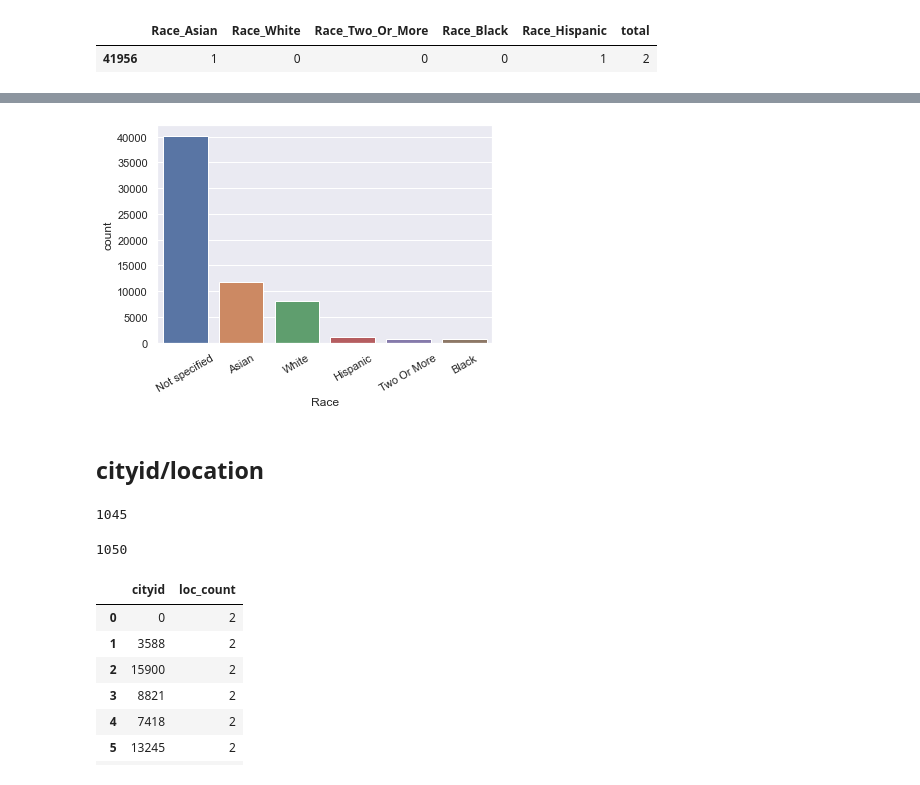
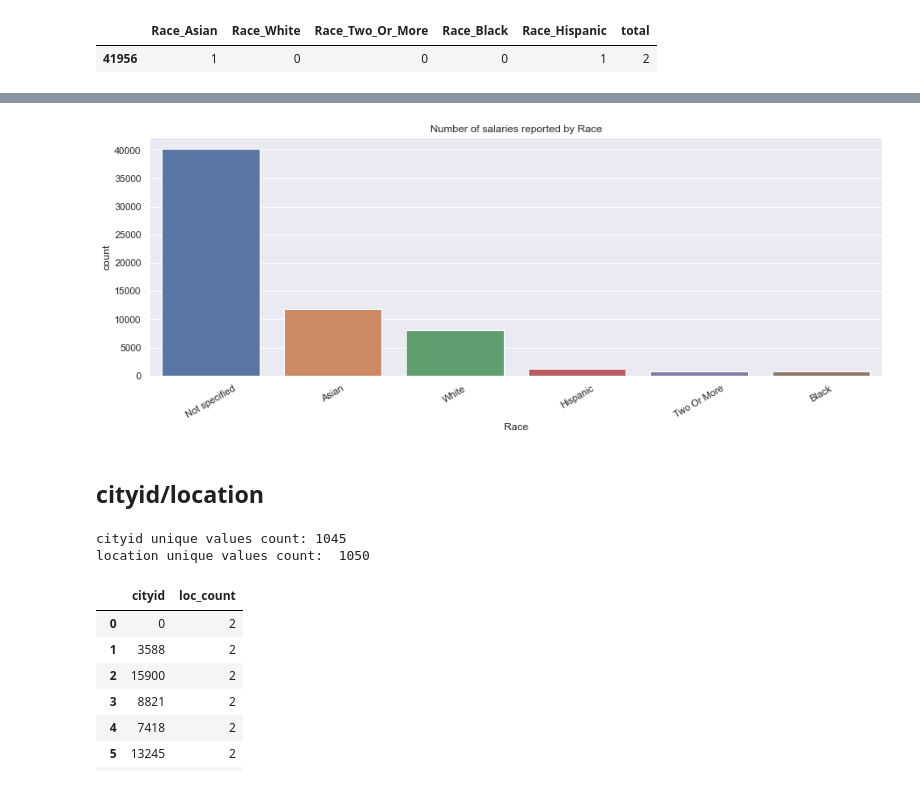
Before and after one commit to PriyankaVelagala/INM701, a Jupyter notebook: Data exploration.ipynb, the cells around one changed output, grey strips where cells are left out. Cells and saved outputs as stored; diff of their text form; code cells hidden in the pictures.

Commit message:
data exp: cleaned code + add comments

```diff
--- a/Data exploration.ipynb
+++ b/Data exploration.ipynb
@@ -106,6 +136,8 @@ t[['company', 'count']] # need data cleaning?
 1631 rows × 2 columns
 # %%
 t = t.head(10)
+sns.set(rc={'figure.figsize':(10,5)})
 ax = sns.barplot(x="company", y="count", data=t)
 ax.tick_params(axis='x', rotation=30)
+ax.set_title('Number of salaries reported for top 10 Companies')
 # %% [output]
@@ -176,5 +206,9 @@ t[['tag', 'count_']].loc[t.count_>100]#.head(20) # can be useful? clustering?
 | 36 | Infrastructure | 108 |
 # %%
 t = df.groupby(['tag']).count().sort_values(by=['timestamp'], ascending = False).rename(columns={'timestamp':'count'}).reset_index().head(10)#data clean up
+sns.set(rc={'figure.figsize':(15,5)})
 ax = sns.barplot(x="tag", y="count", data=t)
+ax.tick_params(axis='x', rotation=90)
+ax.set_title('Number of salaries reported for top 10 Tags')
+None
 # %% [output]
@@ -222,0 +246,5 @@ ax.tick_params(axis='x', rotation=90)
+# %%
+sns.set(rc={'figure.figsize':(15,5)})
+ax = sns.barplot(x="gender", y="count", data=t)
+ax.set_title('Number of salaries reported by gender')
+None
@@ -257,19 +273,20 @@ t.loc[t.Race_Two_Or_More > 0]
 # %%
 t = df.fillna(value={'Race': 'Not specified'})
 t = t.groupby(['Race']).count().sort_values(by=['timestamp'], ascending = False).rename(columns={'timestamp':'count'}).reset_index().head(10)#data clean up
 ax = sns.barplot(x="Race", y="count", data=t)
-ax.tick_params(axis='x', rotation=30) # many unidentified, group minorities vs. one vs the rest; decide imputation technique
+ax.tick_params(axis='x', rotation=30) # many unidentified, decide imputation technique
+ax.set_title('Number of salaries reported by Race')
+None
 # %% [output]
-[figure, old version]
+[figure, new version]
 # %% [markdown]
 ## cityid/location
 # %%
-len(df['cityid'].unique())
+#Inspect city/location
+print("cityid unique values count:", len(df['cityid'].unique()))
+print("location unique values count: ", len(df['location'].unique()))
 # %% [output]
-1045
+cityid unique values count: 1045
+location unique values count:  1050
-# %%
-len(df['location'].unique())
-# %% [output]
-1050
 # %%
 #do some data validation between cityid and location
```
Also changed, not shown: parts of 38 cells of this notebook.
